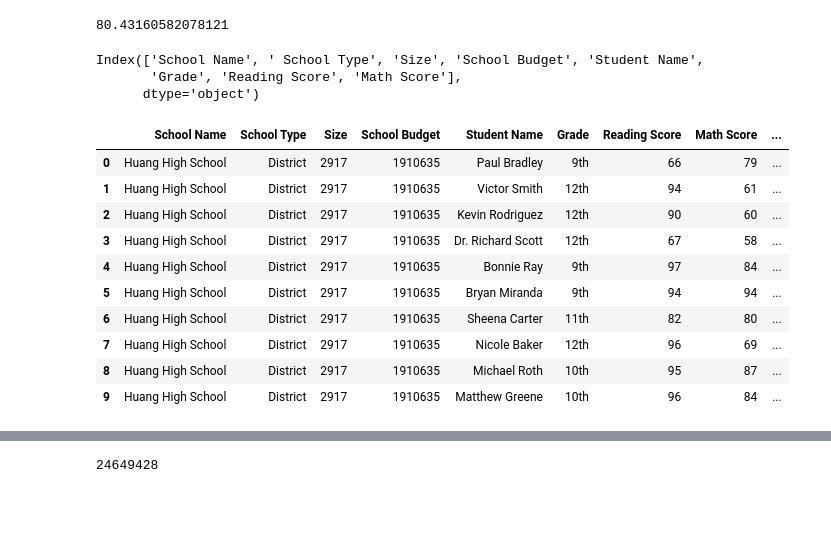
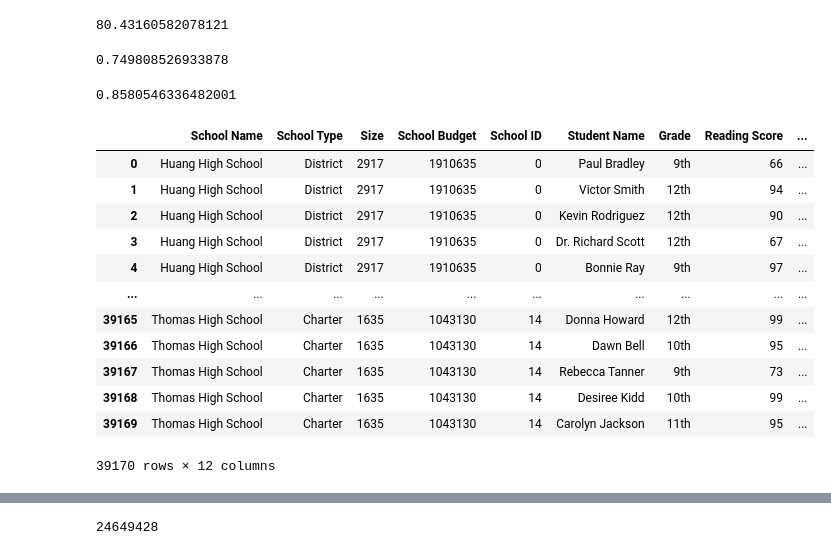
Before and after one commit to cynthiakellogg/pandas-challenge, a Jupyter notebook: PyCitySchools/copy.ipynb, the cells around one changed output, grey strips where cells are left out. Saved outputs shown, nothing was run; the diff lists cells and outputs as text; code cells hidden in the pictures; blank space fills up the shorter version.

```diff
--- a/PyCitySchools/copy.ipynb
+++ b/PyCitySchools/copy.ipynb
@@ -106,36 +109,39 @@ passing_rate = (avg_math + avg_read)/2
 passing_rate
 # %% [output]
 80.43160582078121
+# %%
+# Calculating the amount of students who are passing
+# You are going to need to do this for reading score, too
+passing_math_count = renamed_df[(renamed_df["Math Score"] >= 70)].count()["School ID"]
+passing_math_count
+
+pass_math_70 = passing_math_count/student_count
+renamed_df["% Passing Math"] = pass_math_70
+pass_math_70
+# %% [output]
+0.749808526933878
+# %%
+passing_reading_count = renamed_df[(renamed_df["Reading Score"] >=70)].count()["School ID"]
+passing_reading_count
+
+pass_read_70 = passing_reading_count/student_count
+renamed_df["% Passing Reading"] = pass_read_70
+pass_read_70
+# %% [output]
+0.8580546336482001
 # %%
-renamed_df.columns
+renamed_df
 # %% [output]
+|  | School Name | School Type | Size | School Budget | School ID | Student Name | Grade | Reading Score | ... |
+| 0 | Huang High School | District | 2917 | 1910635 | 0 | Paul Bradley | 9th | 66 | ... |
+| 1 | Huang High School | District | 2917 | 1910635 | 0 | Victor Smith | 12th | 94 | ... |
+| 2 | Huang High School | District | 2917 | 1910635 | 0 | Kevin Rodriguez | 12th | 90 | ... |
+| 3 | Huang High School | District | 2917 | 1910635 | 0 | Dr. Richard Scott | 12th | 67 | ... |
+| 4 | Huang High School | District | 2917 | 1910635 | 0 | Bonnie Ray | 9th | 97 | ... |
+| ... | ... | ... | ... | ... | ... | ... | ... | ... | ... |
+| 39165 | Thomas High School | Charter | 1635 | 1043130 | 14 | Donna Howard | 12th | 99 | ... |
+| 39166 | Thomas High School | Charter | 1635 | 1043130 | 14 | Dawn Bell | 10th | 95 | ... |
+| 39167 | Thomas High School | Charter | 1635 | 1043130 | 14 | Rebecca Tanner | 9th | 73 | ... |
+| 39168 | Thomas High School | Charter | 1635 | 1043130 | 14 | Desiree Kidd | 10th | 99 | ... |
+| 39169 | Thomas High School | Charter | 1635 | 1043130 | 14 | Carolyn Jackson | 11th | 95 | ... |
-Index(['School Name', ' School Type', 'Size', 'School Budget', 'Student Name',
-       'Grade', 'Reading Score', 'Math Score'],
-      dtype='object')
+39170 rows × 12 columns
-# %%
-#Calculate the percentage of students with a passing math score (70 or greater)
-columns = ['School Name', ' School Type', 'Size', 'School Budget', 'Student Name',
-       'Grade', 'Reading Score', 'Math Score']
-math_70_sorted_df = renamed_df.loc[renamed_df['Math Score'] >= 70, columns]
-math_70_sorted_df.head()
-
-new_student_count = len(math_70_sorted_df['Student Name'].unique())
-new_student_count
-
-new_M_percent = new_student_count/student_count
-new_M_percent
-
-renamed_df["% Passing Math"] = new_M_percent
-renamed_df.head(10)
-# %% [output]
-|  | School Name | School Type | Size | School Budget | Student Name | Grade | Reading Score | Math Score | ... |
-| 0 | Huang High School | District | 2917 | 1910635 | Paul Bradley | 9th | 66 | 79 | ... |
-| 1 | Huang High School | District | 2917 | 1910635 | Victor Smith | 12th | 94 | 61 | ... |
-| 2 | Huang High School | District | 2917 | 1910635 | Kevin Rodriguez | 12th | 90 | 60 | ... |
-| 3 | Huang High School | District | 2917 | 1910635 | Dr. Richard Scott | 12th | 67 | 58 | ... |
-| 4 | Huang High School | District | 2917 | 1910635 | Bonnie Ray | 9th | 97 | 84 | ... |
-| 5 | Huang High School | District | 2917 | 1910635 | Bryan Miranda | 9th | 94 | 94 | ... |
-| 6 | Huang High School | District | 2917 | 1910635 | Sheena Carter | 11th | 82 | 80 | ... |
-| 7 | Huang High School | District | 2917 | 1910635 | Nicole Baker | 12th | 96 | 69 | ... |
-| 8 | Huang High School | District | 2917 | 1910635 | Michael Roth | 10th | 95 | 87 | ... |
-| 9 | Huang High School | District | 2917 | 1910635 | Matthew Greene | 10th | 96 | 84 | ... |
```
Also changed, not shown: parts of 52 cells of this notebook, 2 other files.
